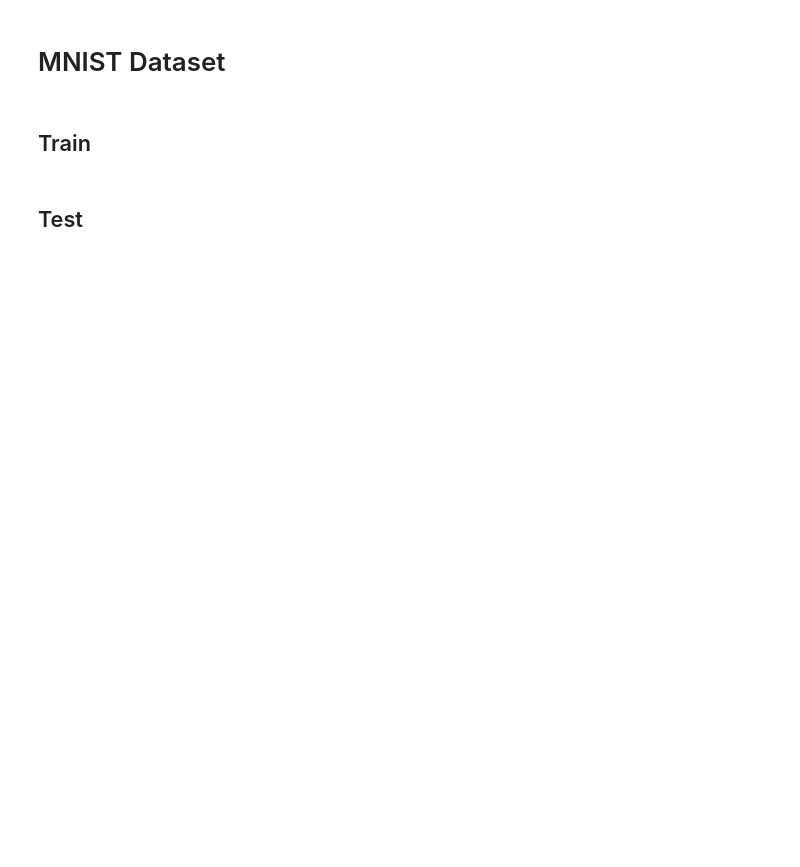
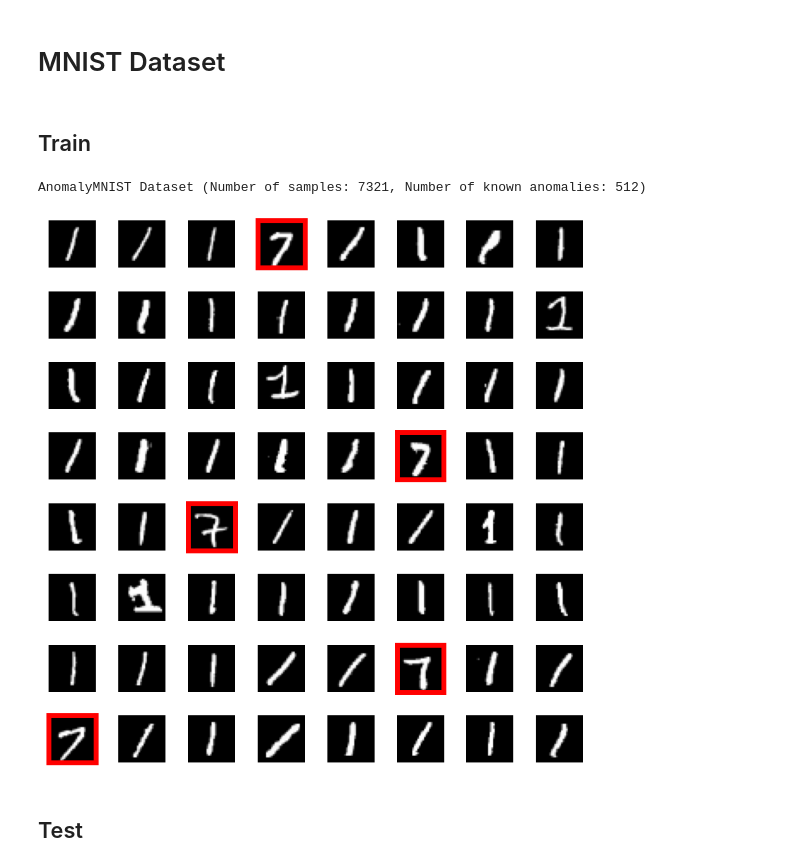
Before and after one commit to SolidusAbi/ADeLEn, a Jupyter notebook: notebooks/mnist.ipynb, the cells around one changed output. Saved outputs shown, nothing was run; the diff lists cells and outputs as text; code cells hidden in the pictures; blank space fills up the shorter version.

Commit message:
Update in MNIST test

```diff
--- a/notebooks/mnist.ipynb
+++ b/notebooks/mnist.ipynb
@@ -12,11 +12,20 @@ import torch
 ## Train
 # %%
 from dataset import AnomalyMNIST
+from torchvision.transforms import Normalize,ToTensor, Compose
+
+
 seed = 64
-dataset = AnomalyMNIST('data/', download=True, n_known_anomalies=512, seed=seed)
+transform = Compose([ToTensor(), Normalize((0.5,), (0.5,))])
+# transform = Compose([ToTensor()])
+
+dataset = AnomalyMNIST('data/', download=True, n_known_anomalies=512, transform=transform, seed=seed)
 print(dataset)
 
 dataset.montage(8, 8, seed)
 plt.show()
+# %% [output]
+AnomalyMNIST Dataset (Number of samples: 7321, Number of known anomalies: 512)
+[figure, added]
 # %%
 from torch.utils.data import DataLoader
```
Also changed, not shown: parts of 32 cells of this notebook, 3 other files.
